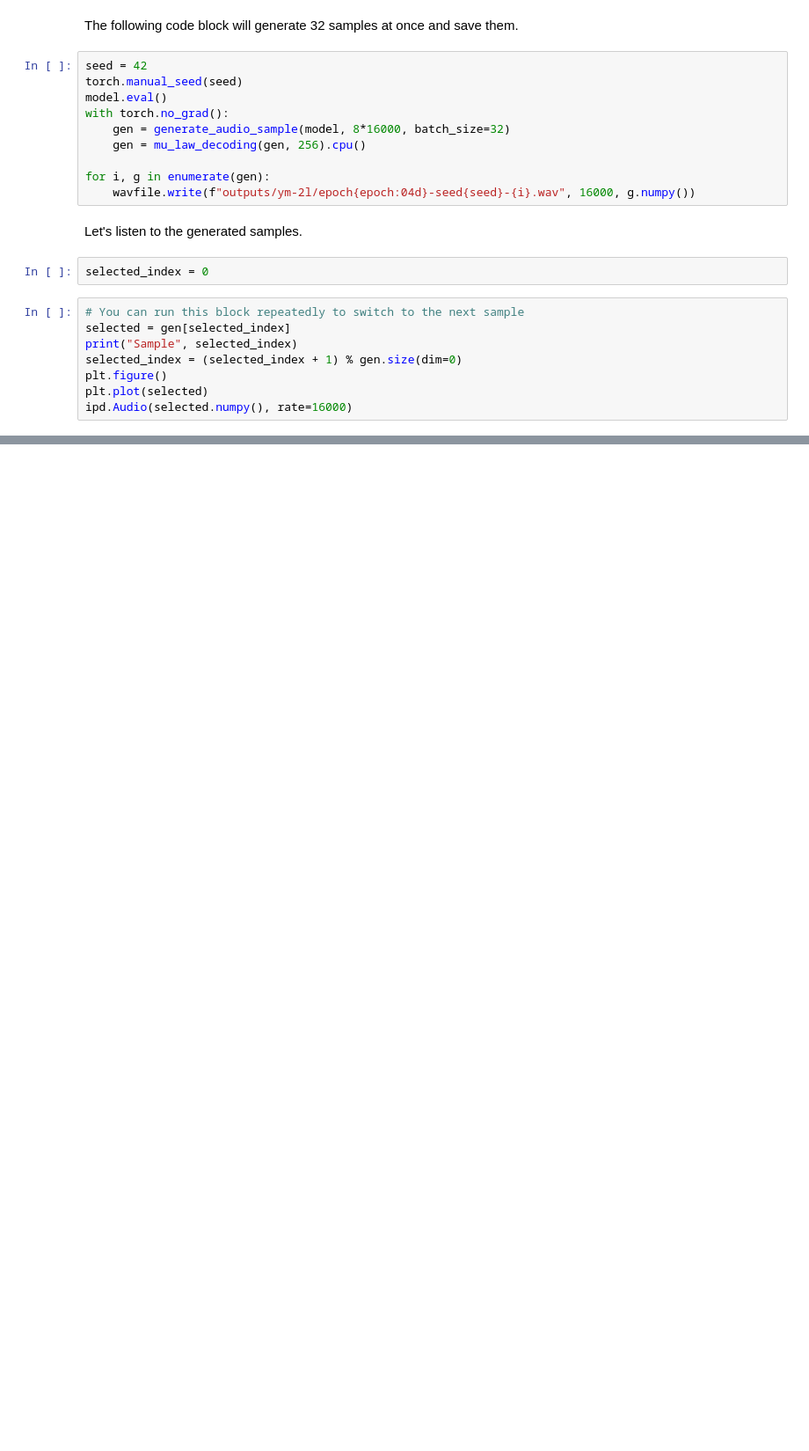
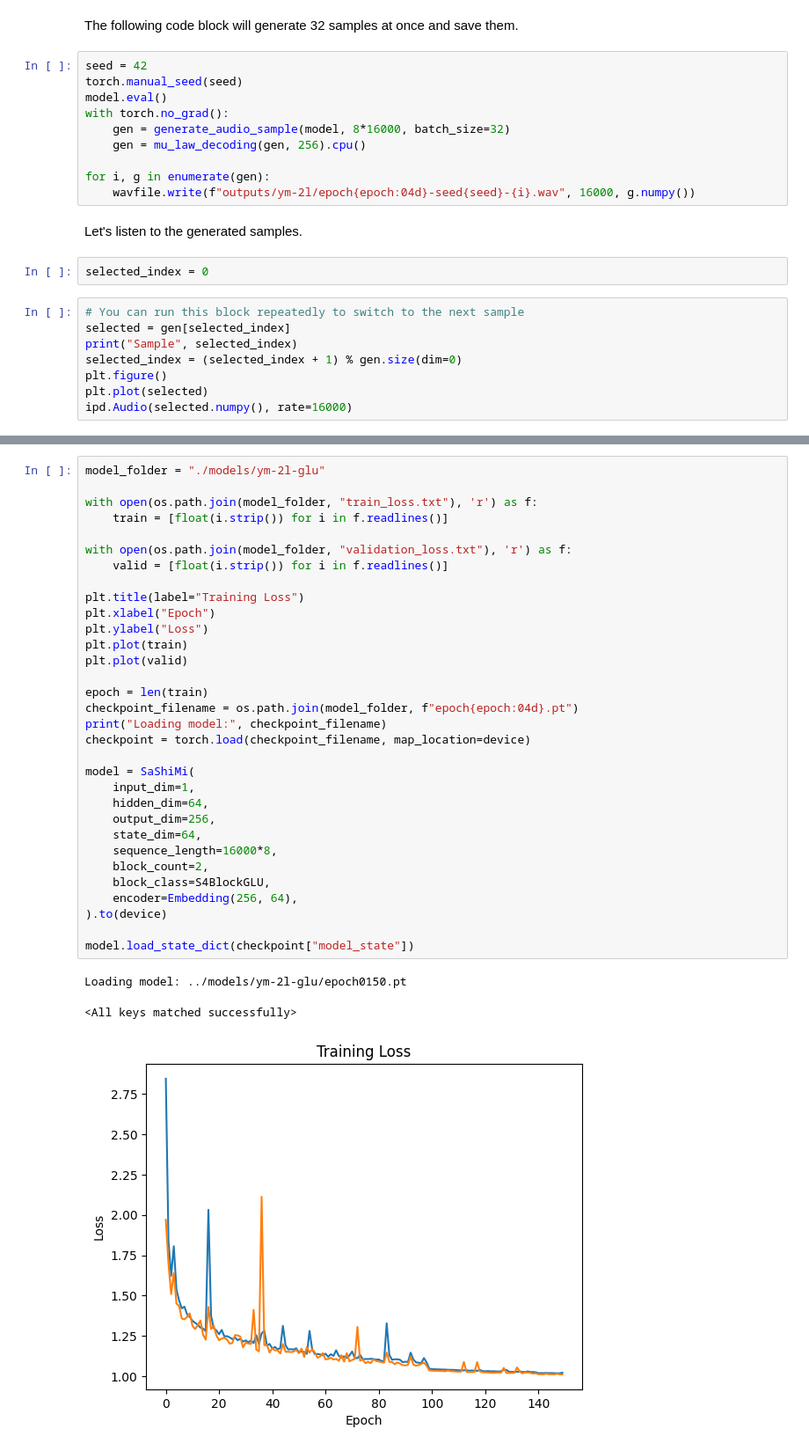
Before and after one commit to necrashter/SaShiMi-796, a Jupyter notebook: Ablation.ipynb, the cells around one changed output, grey strips where cells are left out. Shown: that part at 88% size. Saved outputs shown, nothing was run; the diff lists cells and outputs as text; blank space fills up the shorter version.

```diff
--- a/Ablation.ipynb
+++ b/Ablation.ipynb
@@ -143,0 +155,36 @@ Our test NLL in bits is worse than the values reported in the paper.
+# %%
+model_folder = "./models/ym-2l-glu"
+
+with open(os.path.join(model_folder, "train_loss.txt"), 'r') as f:
+    train = [float(i.strip()) for i in f.readlines()]
+
+with open(os.path.join(model_folder, "validation_loss.txt"), 'r') as f:
+    valid = [float(i.strip()) for i in f.readlines()]
+
+plt.title(label="Training Loss")
+plt.xlabel("Epoch")
+plt.ylabel("Loss")
+plt.plot(train)
+plt.plot(valid)
+
+epoch = len(train)
+checkpoint_filename = os.path.join(model_folder, f"epoch{epoch:04d}.pt")
+print("Loading model:", checkpoint_filename)
+checkpoint = torch.load(checkpoint_filename, map_location=device)
+
+model = SaShiMi(
+    input_dim=1,
+    hidden_dim=64,
+    output_dim=256,
+    state_dim=64,
+    sequence_length=16000*8,
+    block_count=2,
+    block_class=S4BlockGLU,
+    encoder=Embedding(256, 64),
+).to(device)
+
+model.load_state_dict(checkpoint["model_state"])
+# %% [output]
+Loading model: ../models/ym-2l-glu/epoch0150.pt
+<All keys matched successfully>
+[figure, added]
```
Also changed, not shown: parts of 20 cells of this notebook, 1 other file.
